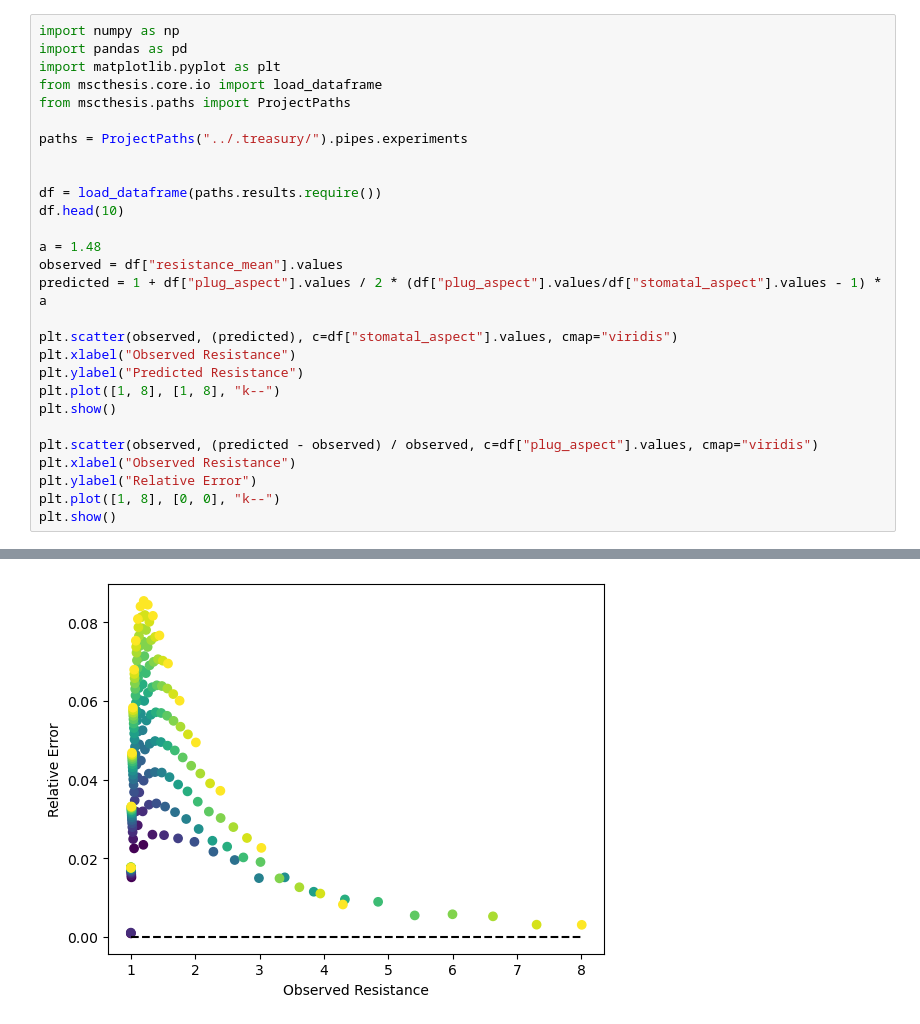
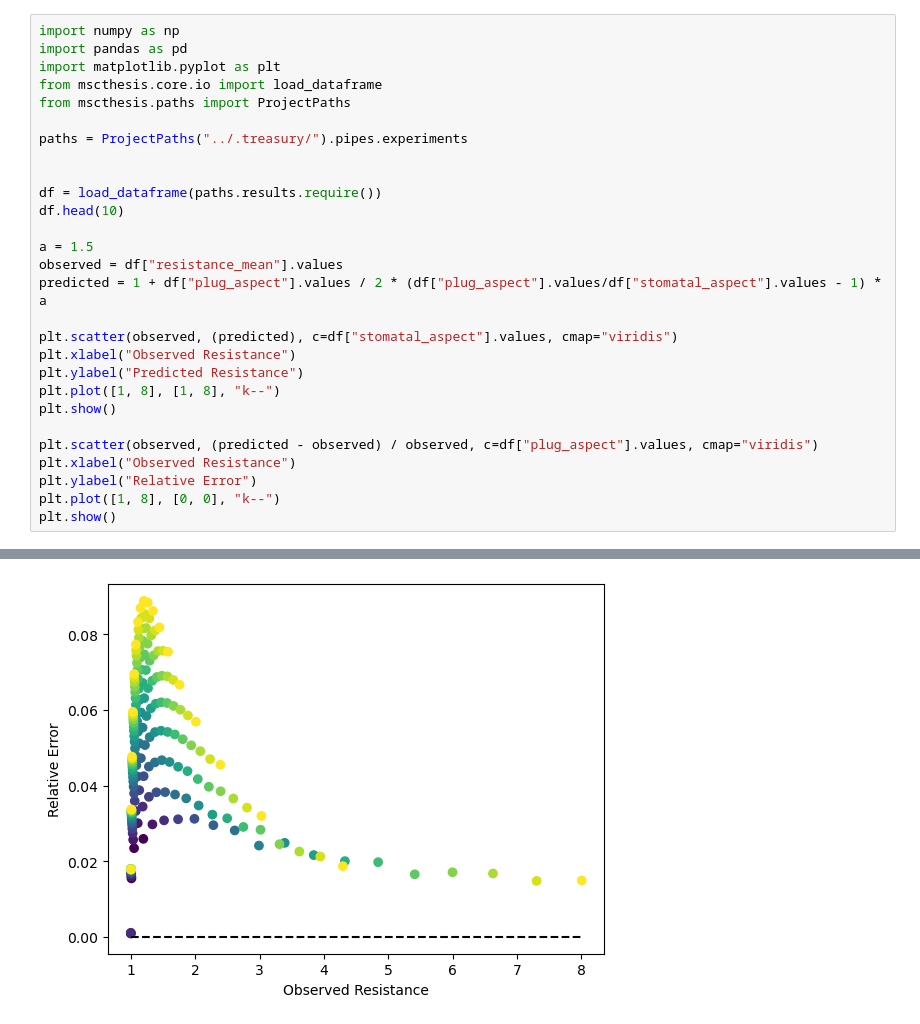
Before and after one commit to andreas-stillits/MasterThesis, a Jupyter notebook: scripts/pipes_formula.ipynb, the cells around one changed output, grey strips where cells are left out. Drawn from its saved outputs; the diff is of its cells as text.

Commit message:
photoactive plot exploration

```diff
--- a/scripts/pipes_formula.ipynb
+++ b/scripts/pipes_formula.ipynb
@@ -11,7 +11,7 @@ paths = ProjectPaths("../.treasury/").pipes.experiments
 df = load_dataframe(paths.results.require())
 df.head(10)
 
-a = 1.48
+a = 1.5
 observed = df["resistance_mean"].values
 predicted = 1 + df["plug_aspect"].values / 2 * (df["plug_aspect"].values/df["stomatal_aspect"].values - 1) * a
 
@@ -31 +31 @@ plt.show()
-[figure, old version]
+[figure, new version]
```
Also changed, not shown: parts of 1 cell of this notebook, 4 other files.
